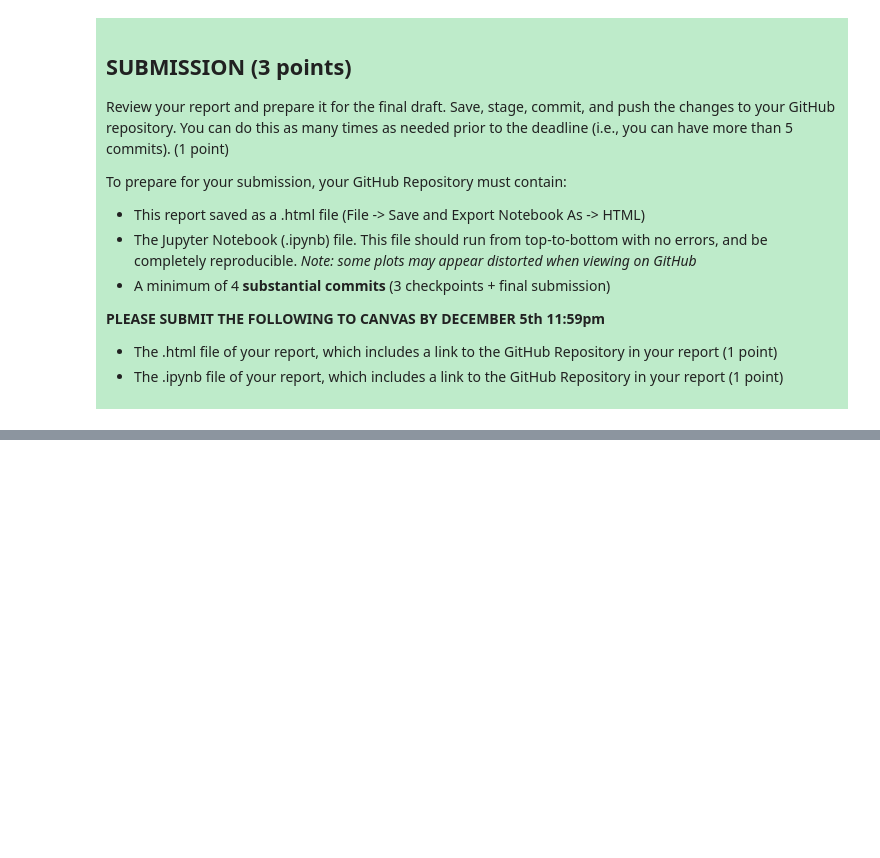
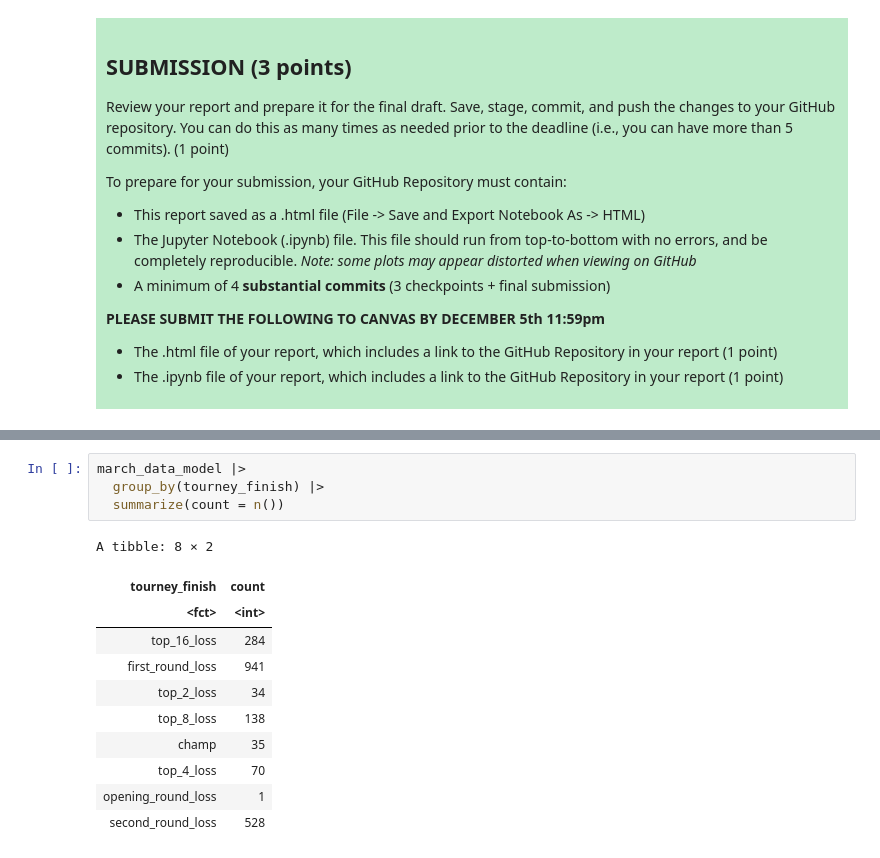
Before and after one commit to jiayinwang76/dsci-100-project-jiayin-wang, a Jupyter notebook: dsci-100-project-notebook.ipynb, the cells around one changed output, grey strips where cells are left out. Saved outputs shown, nothing was run; the diff lists cells and outputs as text; blank space fills up the shorter version.

```diff
--- a/dsci-100-project-notebook.ipynb
+++ b/dsci-100-project-notebook.ipynb
@@ -538,0 +700,16 @@ To prepare for your submission, your GitHub Repository must contain:
+# %%
+march_data_model |>
+  group_by(tourney_finish) |>
+  summarize(count = n())
+# %% [output]
+A tibble: 8 × 2
+| tourney_finish | count |
+| <fct> | <int> |
+| top_16_loss | 284 |
+| first_round_loss | 941 |
+| top_2_loss | 34 |
+| top_8_loss | 138 |
+| champ | 35 |
+| top_4_loss | 70 |
+| opening_round_loss | 1 |
+| second_round_loss | 528 |
```
Also changed, not shown: parts of 13 cells of this notebook.
